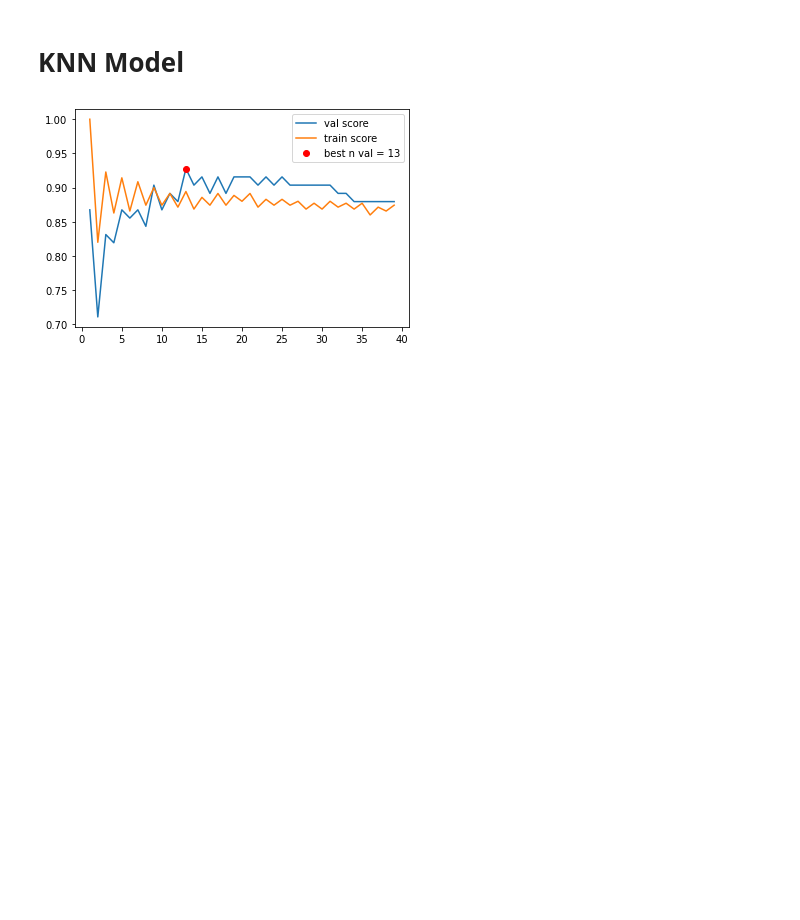
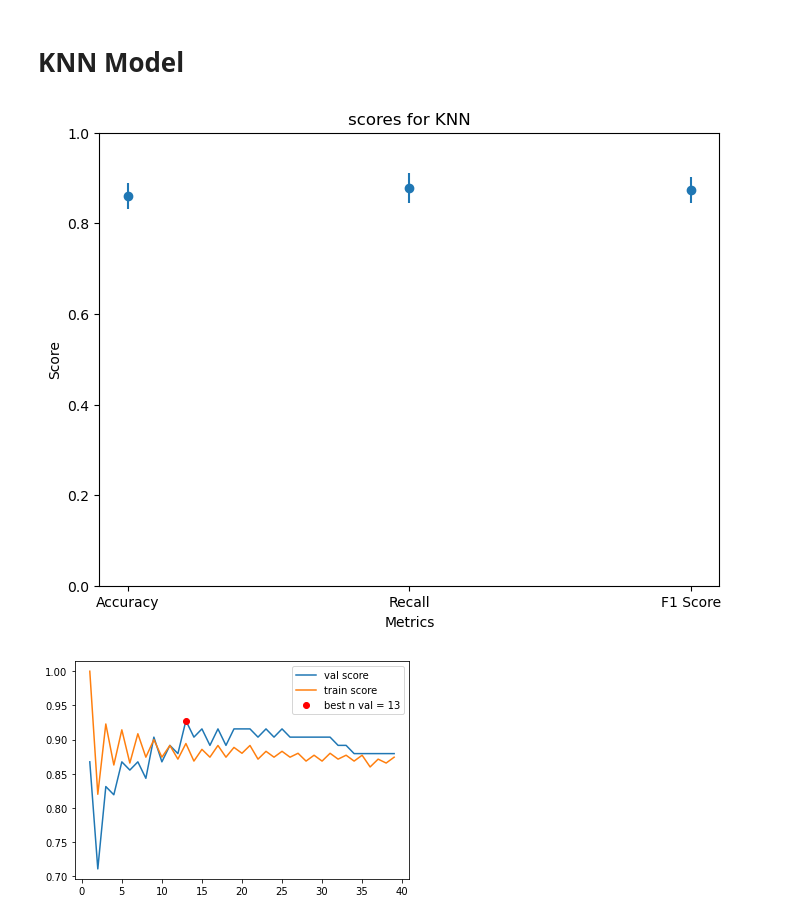
Before and after one commit to wjaekle/heart_project, a Jupyter notebook: src/MLPipelines.ipynb, the cells around one changed output. Cells and saved outputs as stored; diff of their text form; code cells hidden in the pictures; blank space fills up the shorter version.

```diff
--- a/src/MLPipelines.ipynb
+++ b/src/MLPipelines.ipynb
@@ -229,3 +378,17 @@ for i in range(1,40):
+# %%
+scores = ["Accuracy", "Recall", "F1 Score"]
+means = [np.mean(KNN_accuracies), np.mean(KNN_recalls),np.mean(KNN_f1s)]
+stds = [np.std(KNN_accuracies), np.std(KNN_recalls),np.std(KNN_f1s)]
+plt.figure(figsize=(8,6), dpi=100)
+plt.errorbar(scores,means, yerr = stds,fmt="o")
+plt.ylabel("Score")
+plt.xlabel("Metrics")
+plt.title("scores for KNN")
+plt.ylim(0,1)
+plt.savefig(f"../figures/KNN_scores.png",bbox_inches="tight", dpi = 300)
+plt.show()
+# %% [output]
+[figure, added]
 # %%
 plt.plot(range(1,40),KNN_val_scores, label = "val score")
 plt.plot(range(1,40),KNN_train_scores, label = "train score")
```
Also changed, not shown: parts of 38 cells of this notebook, 10 other files.
